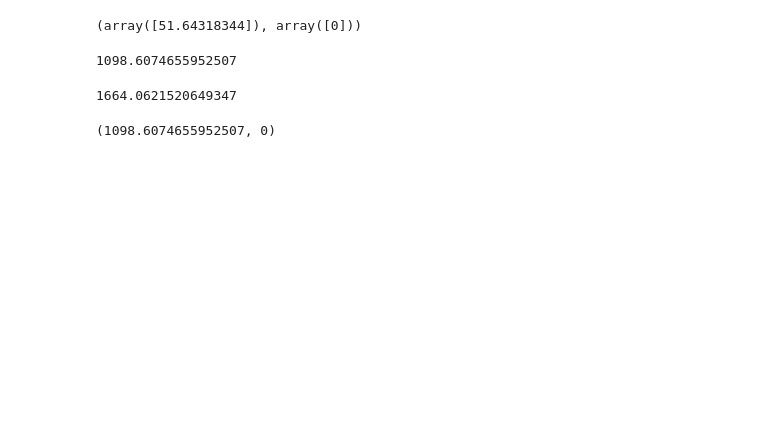
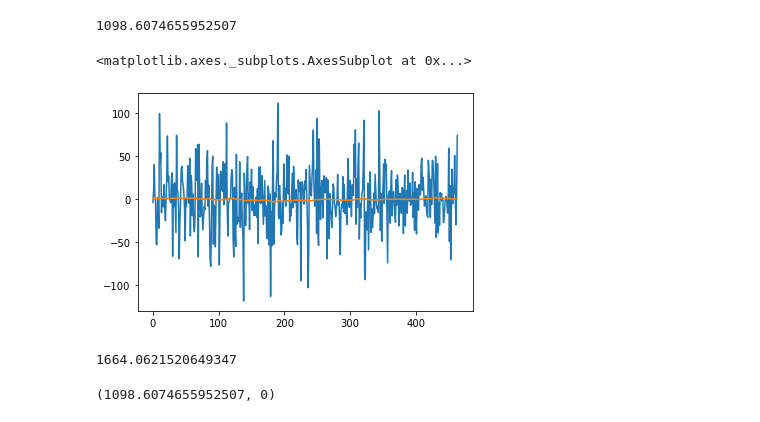
Before and after one commit to hand83/ts_predict, a Jupyter notebook: esm_test.ipynb, the cells around one changed output. Drawn from its saved outputs; the diff is of its cells as text; code cells hidden in the pictures; blank space fills up the shorter version.

```diff
--- a/esm_test.ipynb
+++ b/esm_test.ipynb
@@ -94,10 +94,6 @@ def esm_grid_search(ts, initial_history, fixed_history, params_list, parallel=Fa
                                                             range(failure_list.shape[0])})
     params_df = pd.DataFrame(params_list)
     return pd.concat([params_df, mse_df, failure_df], axis=1)
-# %%
-esm_mse(params, train_X[:10, :], train_Y[:10, :])
-# %% [output]
-(array([51.64318344]), array([0]))
 # %%
 esm = ESM(**params)
 # %%
@@ -106,6 +102,12 @@ pred_Y = esm.stepforward_predict(train_val_tcs.values, train_tcs.shape[0] + 31)
 np.mean(np.square(pred_Y - val_tcs[30:].values))
 # %% [output]
 1098.6074655952507
+# %%
+pd.Series(val_tcs.values[30:]).plot()
+pd.Series(pred_Y).plot()
+# %% [output]
+<matplotlib.axes._subplots.AxesSubplot at 0x...>
+[figure, added]
 # %%
 pred_Y = esm.bulk_predict(val_X, 1)
 # %%
```
Also changed, not shown: parts of 4 cells of this notebook, 2 other files.
